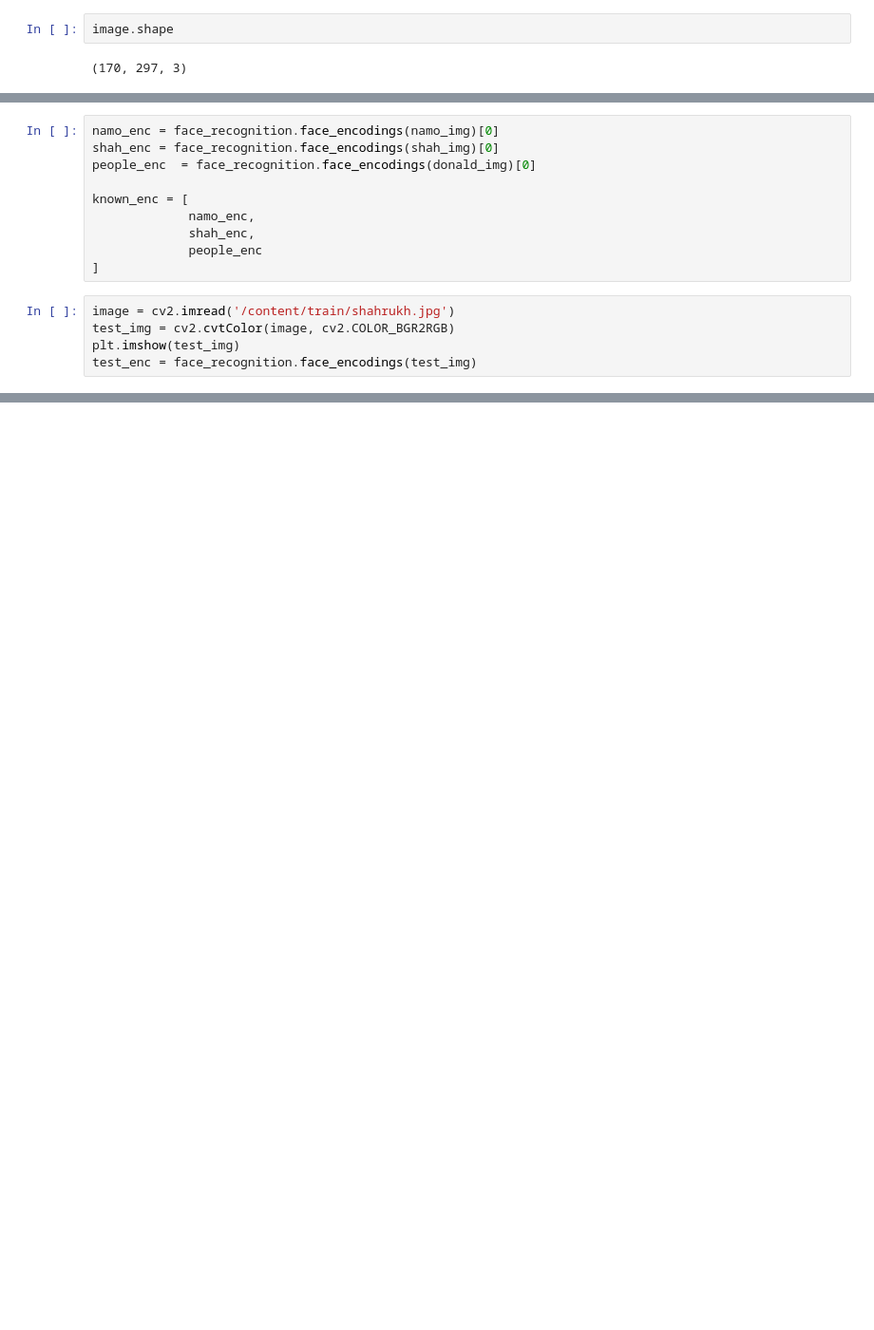
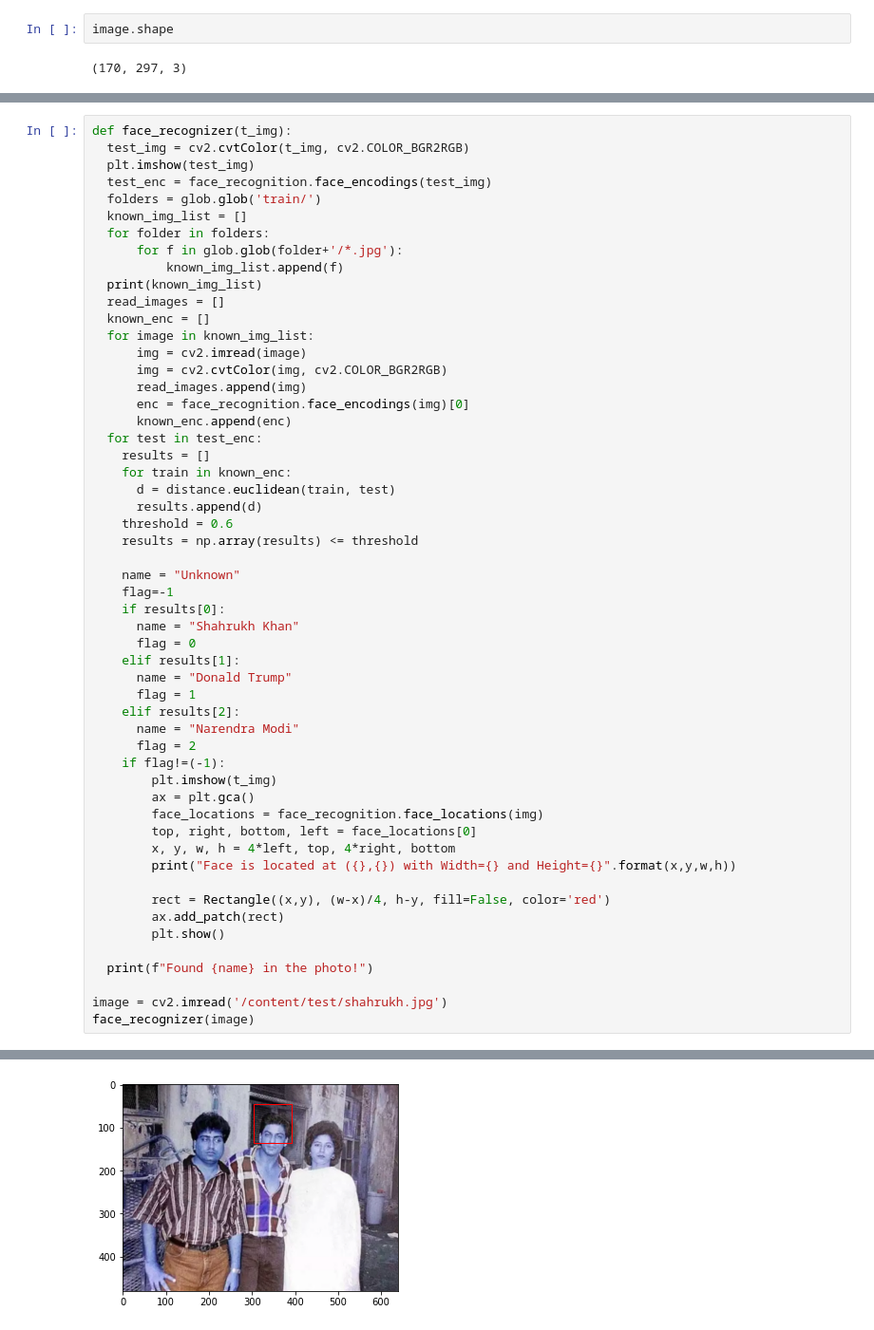
Before and after one commit to AprameyaGupta/nuclei-technologies-task, a Jupyter notebook: INTERNSHALA_0820_ASSIGN1_APRAMEYA_GUPTA.ipynb, the cells around one changed output, grey strips where cells are left out. Shown at 95% size. Drawn from its saved outputs; the diff is of its cells as text; blank space fills up the shorter version.

```diff
--- a/INTERNSHALA_0820_ASSIGN1_APRAMEYA_GUPTA.ipynb
+++ b/INTERNSHALA_0820_ASSIGN1_APRAMEYA_GUPTA.ipynb
@@ -88,15 +117,0 @@ donald_img = cv2.cvtColor(image, cv2.COLOR_BGR2RGB)
-# %%
-namo_enc = face_recognition.face_encodings(namo_img)[0]
-shah_enc = face_recognition.face_encodings(shah_img)[0]
-people_enc  = face_recognition.face_encodings(donald_img)[0]
-
-known_enc = [
-             namo_enc,
-             shah_enc,
-             people_enc
-]
-# %%
-image = cv2.imread('/content/train/shahrukh.jpg')
-test_img = cv2.cvtColor(image, cv2.COLOR_BGR2RGB)
-plt.imshow(test_img)
-test_enc = face_recognition.face_encodings(test_img)
@@ -131,0 +120,55 @@ face_landmaks_list = face_recognition.face_landmarks(donald_img)
+# %%
+def face_recognizer(t_img):
+  test_img = cv2.cvtColor(t_img, cv2.COLOR_BGR2RGB)
+  plt.imshow(test_img)
+  test_enc = face_recognition.face_encodings(test_img)
+  folders = glob.glob('train/')
+  known_img_list = []
+  for folder in folders:
+      for f in glob.glob(folder+'/*.jpg'):
+          known_img_list.append(f)
+  print(known_img_list)
+  read_images = []
+  known_enc = []
+  for image in known_img_list:
+      img = cv2.imread(image)
+      img = cv2.cvtColor(img, cv2.COLOR_BGR2RGB)
+      read_images.append(img)
+      enc = face_recognition.face_encodings(img)[0]
+      known_enc.append(enc)
+  for test in test_enc:
+    results = []
+    for train in known_enc:
+      d = distance.euclidean(train, test)
+      results.append(d)
+    threshold = 0.6
+    results = np.array(results) <= threshold
+
+    name = "Unknown"
+    flag=-1
+    if results[0]:
+      name = "Shahrukh Khan"
+      flag = 0
+    elif results[1]:
+      name = "Donald Trump"
+      flag = 1
+    elif results[2]:
+      name = "Narendra Modi"
+      flag = 2
+    if flag!=(-1):
+        plt.imshow(t_img)
+        ax = plt.gca()
+        face_locations = face_recognition.face_locations(img)
+        top, right, bottom, left = face_locations[0]
+        x, y, w, h = 4*left, top, 4*right, bottom
+        print("Face is located at ({},{}) with Width={} and Height={}".format(x,y,w,h))
+
+        rect = Rectangle((x,y), (w-x)/4, h-y, fill=False, color='red')
+        ax.add_patch(rect)
+        plt.show()
+
+  print(f"Found {name} in the photo!")
+
+image = cv2.imread('/content/test/shahrukh.jpg')
+face_recognizer(image)
+# %% [output]
@@ -131,0 +177 @@ face_landmaks_list = face_recognition.face_landmarks(donald_img)
+[figure, added]
```
Also changed, not shown: parts of 28 cells of this notebook, 7 other files.
